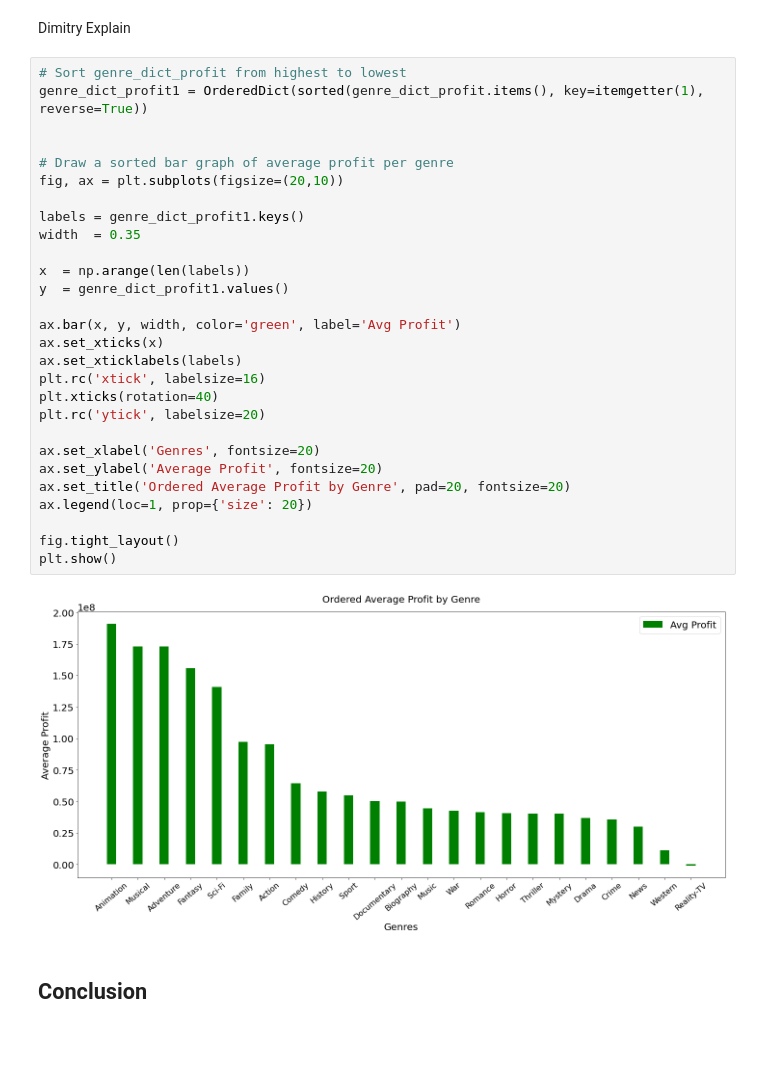
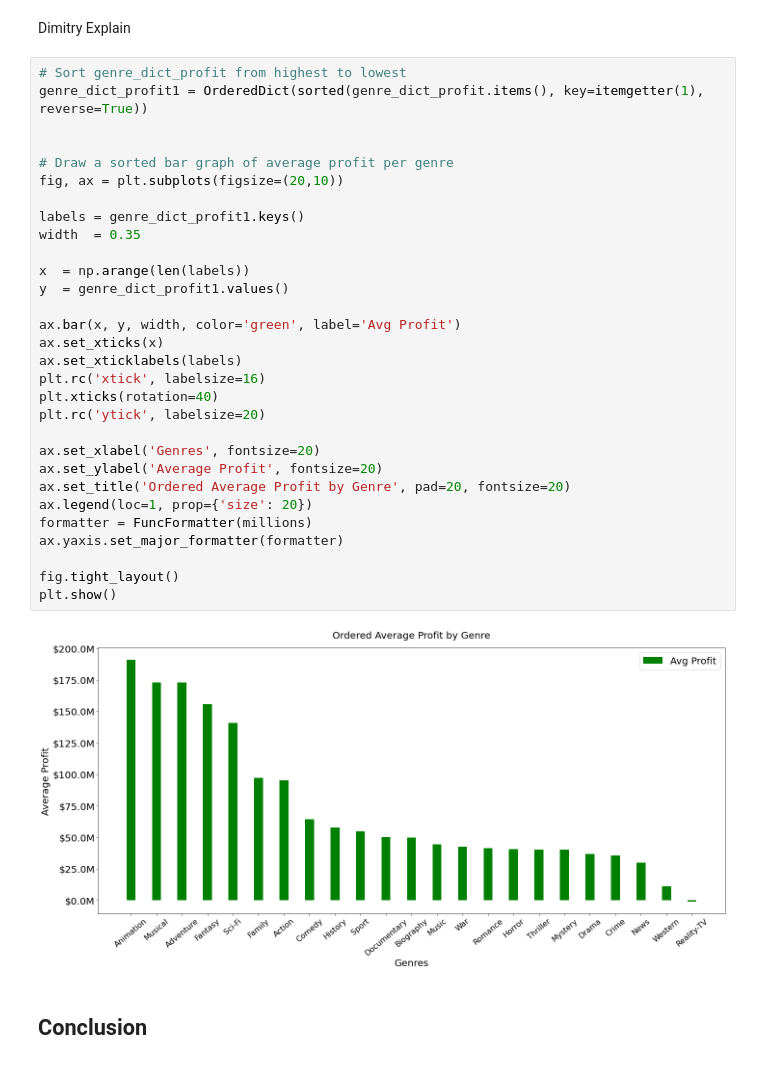
Before and after one commit to dameeech/Phase_1_Microsoft_Project, a Jupyter notebook: Phase1_Final.ipynb, the cells around one changed output. Saved outputs shown, nothing was run; the diff lists cells and outputs as text.

```diff
--- a/Phase1_Final.ipynb
+++ b/Phase1_Final.ipynb
@@ -773,33 +777,35 @@ Dimitry Explain
 # %%
 # Sort genre_dict_profit from highest to lowest
 genre_dict_profit1 = OrderedDict(sorted(genre_dict_profit.items(), key=itemgetter(1), reverse=True))
 
 
 # Draw a sorted bar graph of average profit per genre
 fig, ax = plt.subplots(figsize=(20,10))
 
 labels = genre_dict_profit1.keys()
 width  = 0.35
 
 x  = np.arange(len(labels))
 y  = genre_dict_profit1.values()
 
 ax.bar(x, y, width, color='green', label='Avg Profit')
 ax.set_xticks(x)
 ax.set_xticklabels(labels)
 plt.rc('xtick', labelsize=16)
 plt.xticks(rotation=40)
 plt.rc('ytick', labelsize=20)
 
 ax.set_xlabel('Genres', fontsize=20)
 ax.set_ylabel('Average Profit', fontsize=20)
 ax.set_title('Ordered Average Profit by Genre', pad=20, fontsize=20)
 ax.legend(loc=1, prop={'size': 20})
+formatter = FuncFormatter(millions)
+ax.yaxis.set_major_formatter(formatter)
 
 fig.tight_layout()
 plt.show()
 # %% [output]
-[figure, old version]
+[figure, new version]
 # %% [markdown]
 ## Conclusion
 # %% [markdown]
```
Also changed, not shown: parts of 3 cells of this notebook.
